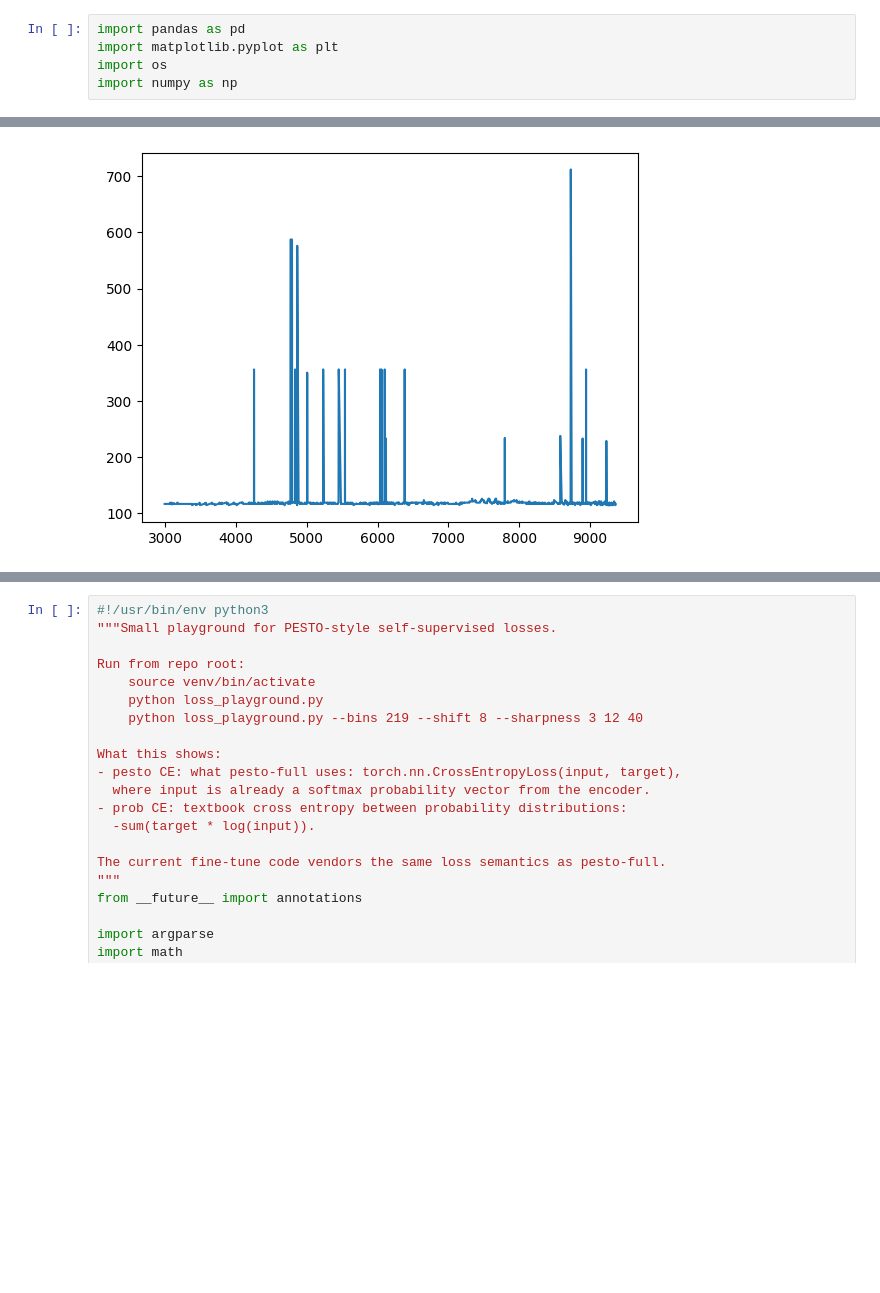
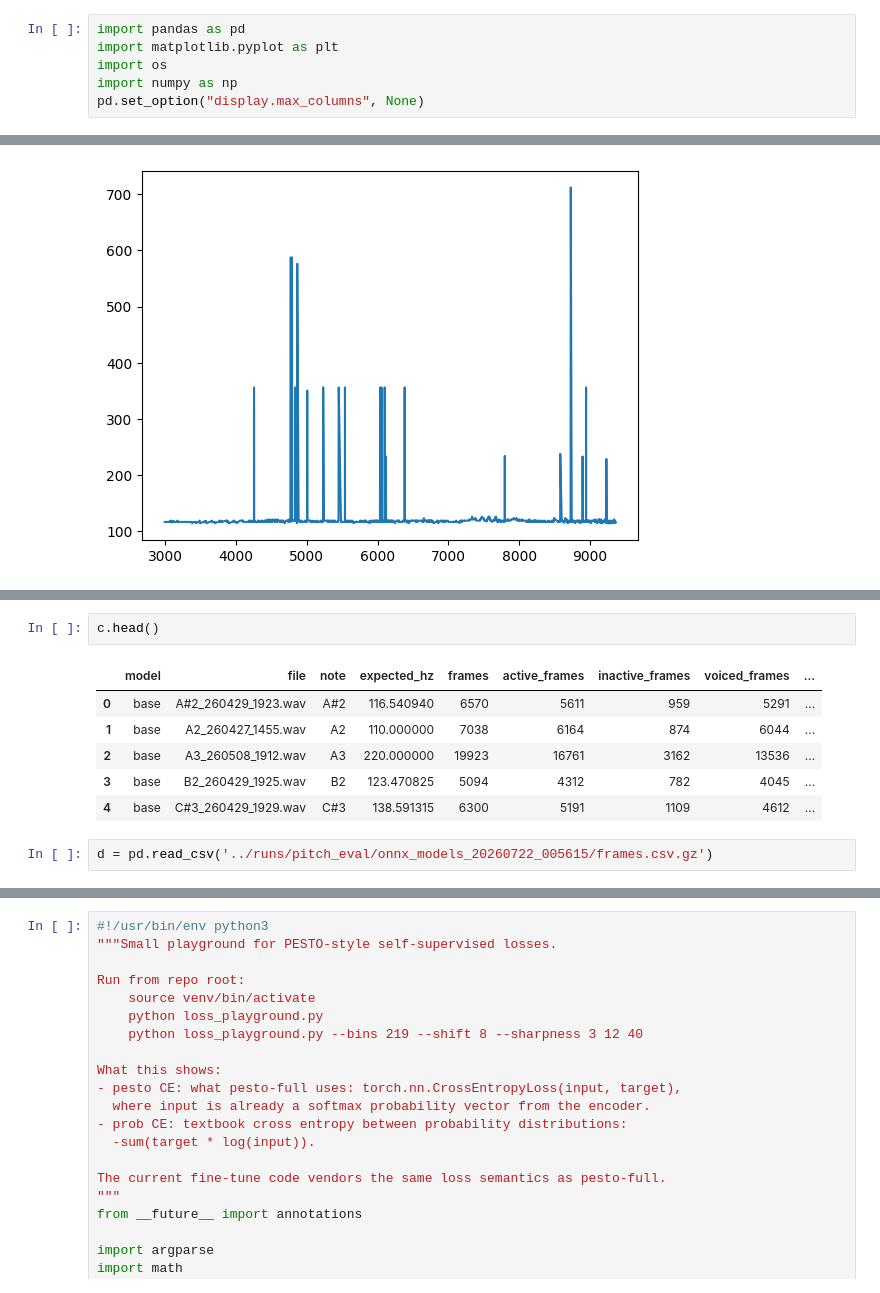
Before and after one commit to falkodem/BassEmulatorVST, a Jupyter notebook: ml/check.ipynb, the cells around one changed output, grey strips where cells are left out. Cells and saved outputs as stored; diff of their text form; blank space fills up the shorter version.

```diff
--- a/ml/check.ipynb
+++ b/ml/check.ipynb
@@ -3,3 +3,4 @@ import pandas as pd
 import matplotlib.pyplot as plt
 import os
 import numpy as np
+pd.set_option("display.max_columns", None)
@@ -106,0 +135,11 @@ plt.plot(c['f0_hz'])
+# %%
+c.head()
+# %% [output]
+|  | model | file | note | expected_hz | frames | active_frames | inactive_frames | voiced_frames | ... |
+| 0 | base | A#2_260429_1923.wav | A#2 | 116.540940 | 6570 | 5611 | 959 | 5291 | ... |
+| 1 | base | A2_260427_1455.wav | A2 | 110.000000 | 7038 | 6164 | 874 | 6044 | ... |
+| 2 | base | A3_260508_1912.wav | A3 | 220.000000 | 19923 | 16761 | 3162 | 13536 | ... |
+| 3 | base | B2_260429_1925.wav | B2 | 123.470825 | 5094 | 4312 | 782 | 4045 | ... |
+| 4 | base | C#3_260429_1929.wav | C#3 | 138.591315 | 6300 | 5191 | 1109 | 4612 | ... |
+# %%
+d = pd.read_csv('../runs/pitch_eval/onnx_models_20260722_005615/frames.csv.gz')
```
Also changed, not shown: parts of 11 cells of this notebook, 13 other files.
